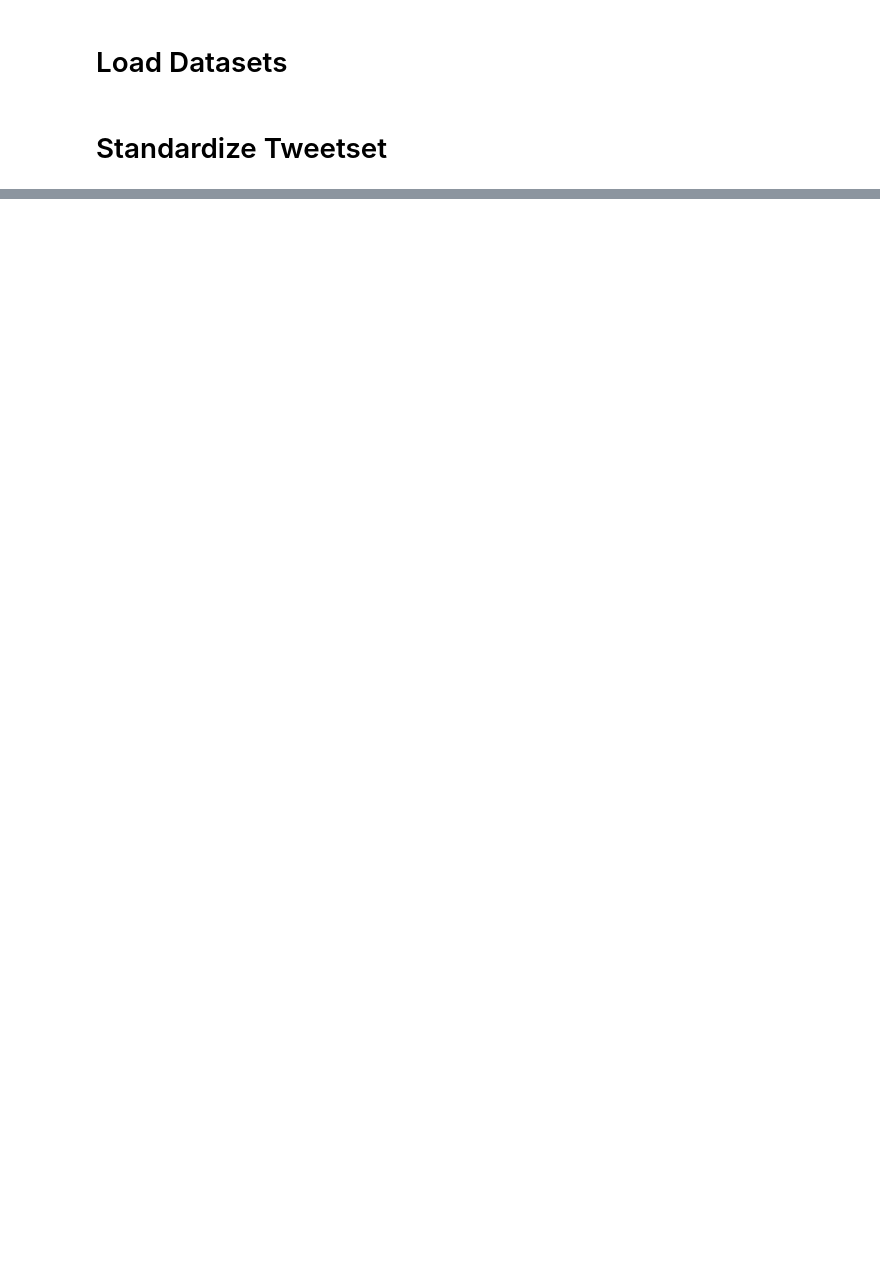
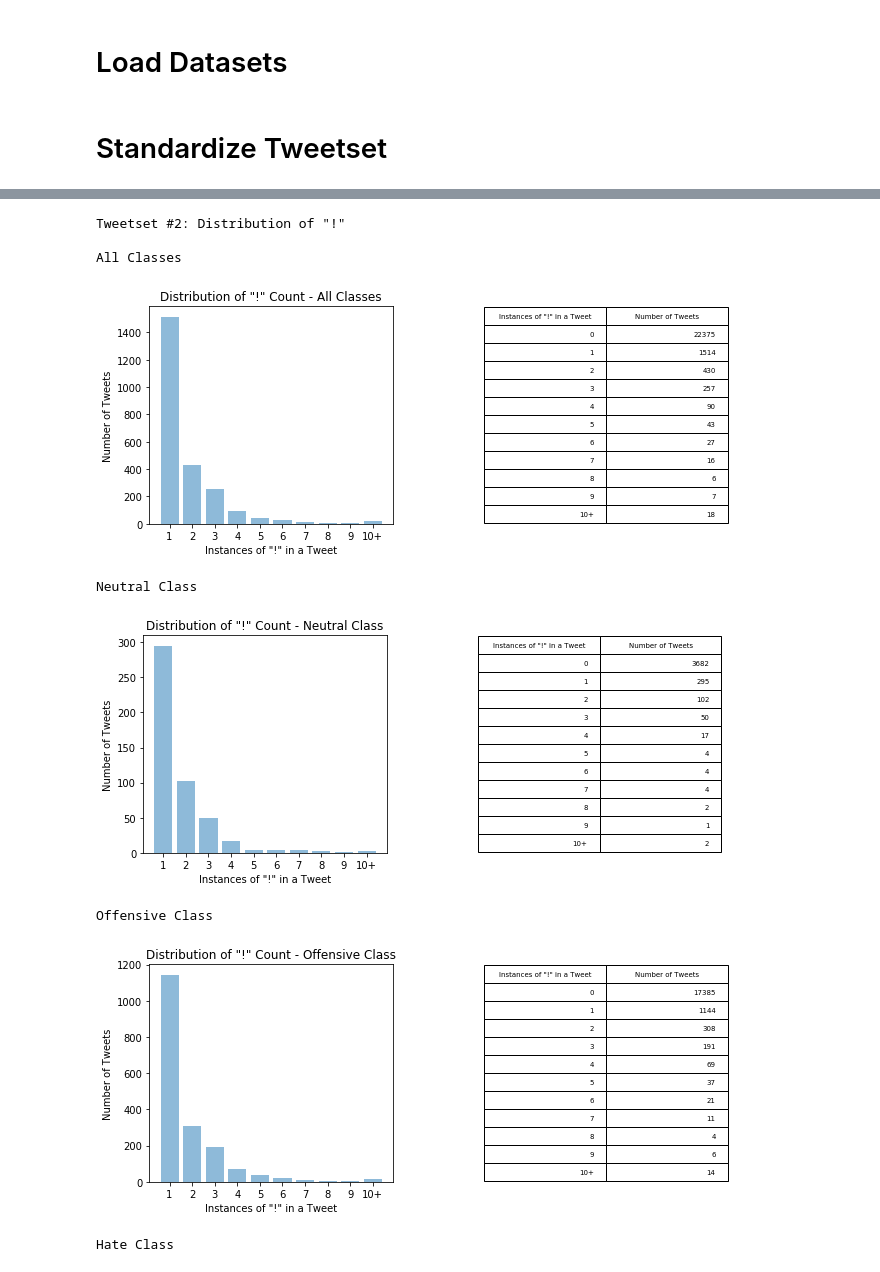
Before and after one commit to hkhan925/Hate-Speech-Classifier, a Jupyter notebook: CogMI Conference/Metadata.ipynb, the cells around one changed output, grey strips where cells are left out. Drawn from its saved outputs; the diff is of its cells as text; code cells hidden in the pictures; blank space fills up the shorter version.

```diff
--- a/CogMI Conference/Metadata.ipynb
+++ b/CogMI Conference/Metadata.ipynb
@@ -153,0 +225,12 @@ Instances in Tweet: Number of Tweets
+# %%
+createDist(2, "!")
+# %% [output]
+Tweetset #2: Distribution of "!"
+
+All Classes
+[figure, added]
+Neutral Class
+[figure, added]
+Offensive Class
+[figure, added]
+Hate Class
```
Also changed, not shown: parts of 35 cells of this notebook.
